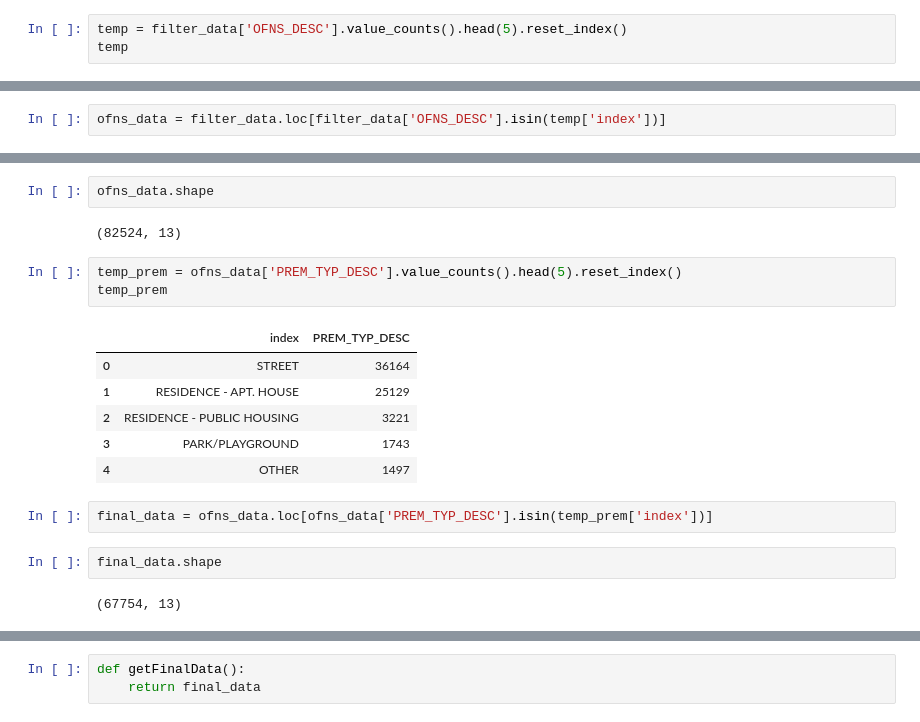
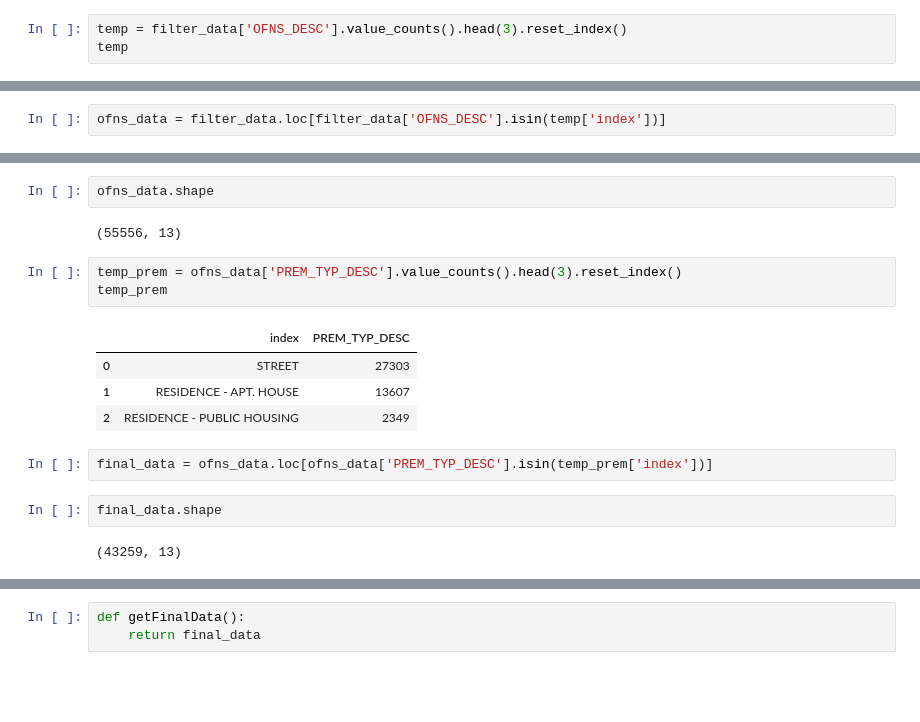
Before and after one commit to wilfy9249/Capstone-Fall-18, a Jupyter notebook: Python Notebook/Data_Filter_for_model_selection.ipynb, the cells around one changed output, grey strips where cells are left out. Cells and saved outputs as stored; diff of their text form; blank space fills up the shorter version.

```diff
--- a/Python Notebook/Data_Filter_for_model_selection.ipynb
+++ b/Python Notebook/Data_Filter_for_model_selection.ipynb
@@ -87,7 +69,7 @@ data = df_data.drop(['CMPLNT_FR_DT','CMPLNT_FR_TM','CMPLNT_TO_DT','CMPLNT_TO_TM'
 # %%
 filter_data = filterData(data,'Precinct',44)
 # %%
-temp = filter_data['OFNS_DESC'].value_counts().head(5).reset_index()
+temp = filter_data['OFNS_DESC'].value_counts().head(3).reset_index()
 temp
 # %% [output]
 |  | index | OFNS_DESC |
@@ -132,23 +110,21 @@ ofns_data
 # %%
 ofns_data.shape
 # %% [output]
-(82524, 13)
+(55556, 13)
 # %%
-temp_prem = ofns_data['PREM_TYP_DESC'].value_counts().head(5).reset_index()
+temp_prem = ofns_data['PREM_TYP_DESC'].value_counts().head(3).reset_index()
 temp_prem
 # %% [output]
 |  | index | PREM_TYP_DESC |
-| 0 | STREET | 36164 |
-| 1 | RESIDENCE - APT. HOUSE | 25129 |
-| 2 | RESIDENCE - PUBLIC HOUSING | 3221 |
-| 3 | PARK/PLAYGROUND | 1743 |
-| 4 | OTHER | 1497 |
+| 0 | STREET | 27303 |
+| 1 | RESIDENCE - APT. HOUSE | 13607 |
+| 2 | RESIDENCE - PUBLIC HOUSING | 2349 |
 # %%
 final_data = ofns_data.loc[ofns_data['PREM_TYP_DESC'].isin(temp_prem['index'])]
 # %%
 final_data.shape
 # %% [output]
-(67754, 13)
+(43259, 13)
 # %%
 final_data
 # %% [output]
```
Also changed, not shown: parts of 7 cells of this notebook, 1 other file.
